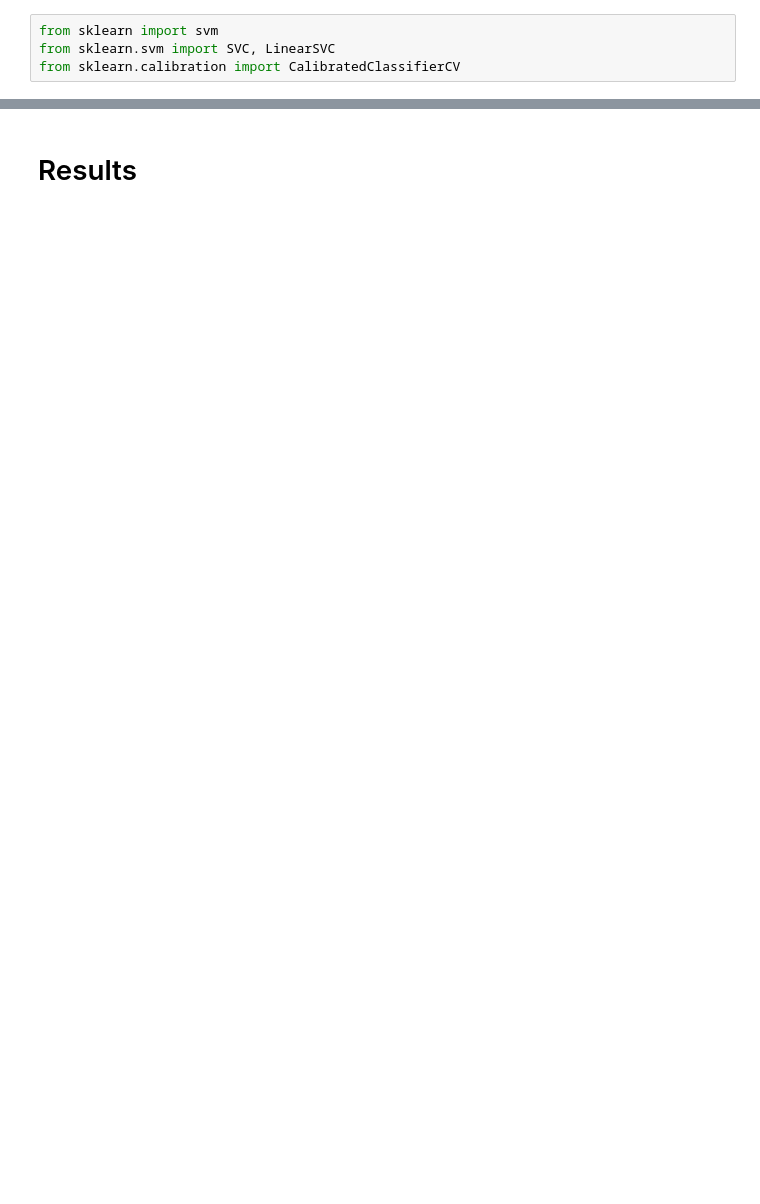
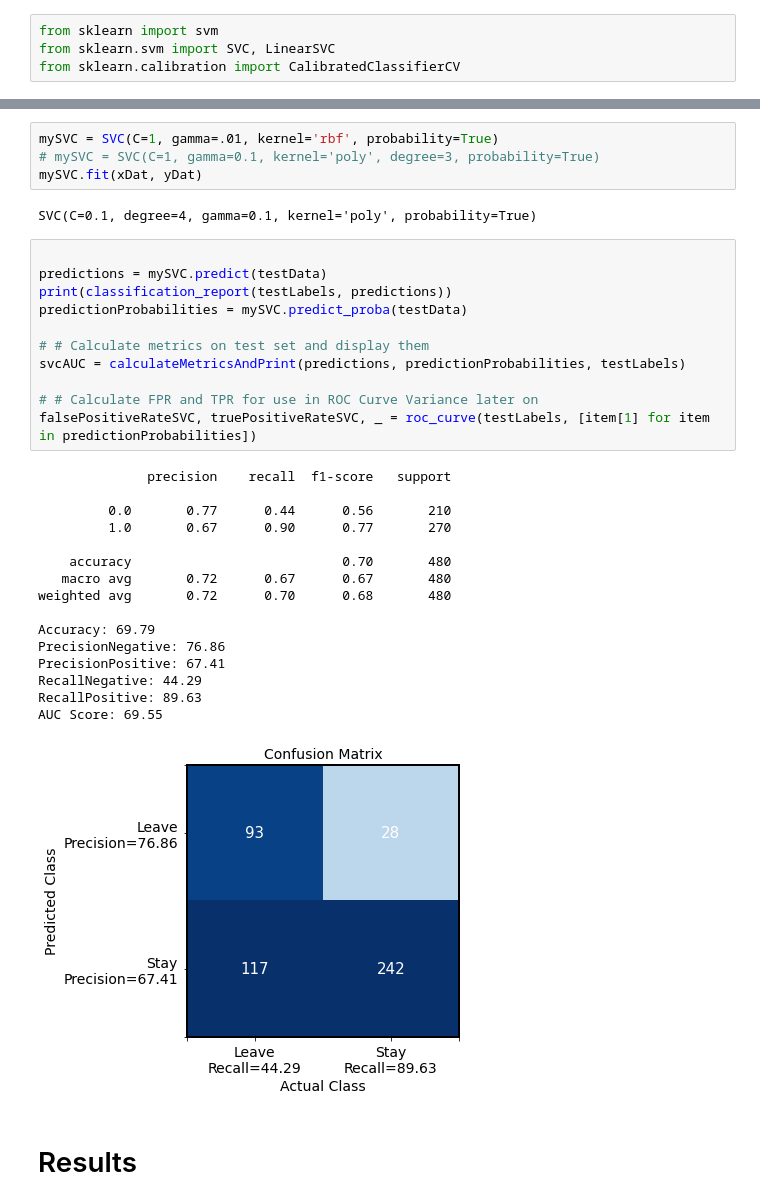
Before and after one commit to greermp/hilton_challenge, a Jupyter notebook: Working.ipynb, the cells around one changed output, grey strips where cells are left out. Drawn from its saved outputs; the diff is of its cells as text; blank space fills up the shorter version.

```diff
--- a/Working.ipynb
+++ b/Working.ipynb
@@ -831,3 +843,37 @@ AUC Score: 88.74
+# %%
+mySVC = SVC(C=1, gamma=.01, kernel='rbf', probability=True)
+# mySVC = SVC(C=1, gamma=0.1, kernel='poly', degree=3, probability=True)
+mySVC.fit(xDat, yDat)
+# %% [output]
+SVC(C=0.1, degree=4, gamma=0.1, kernel='poly', probability=True)
+# %%
+
+predictions = mySVC.predict(testData)
+print(classification_report(testLabels, predictions))
+predictionProbabilities = mySVC.predict_proba(testData)
+
+# # Calculate metrics on test set and display them
+svcAUC = calculateMetricsAndPrint(predictions, predictionProbabilities, testLabels)
+
+# # Calculate FPR and TPR for use in ROC Curve Variance later on
+falsePositiveRateSVC, truePositiveRateSVC, _ = roc_curve(testLabels, [item[1] for item in predictionProbabilities])
+# %% [output]
+              precision    recall  f1-score   support
+
+         0.0       0.77      0.44      0.56       210
+         1.0       0.67      0.90      0.77       270
+
+    accuracy                           0.70       480
+   macro avg       0.72      0.67      0.67       480
+weighted avg       0.72      0.70      0.68       480
+
+Accuracy: 69.79
+PrecisionNegative: 76.86
+PrecisionPositive: 67.41
+RecallNegative: 44.29
+RecallPositive: 89.63
+AUC Score: 69.55
+[figure, added]
 # %% [markdown]
 # Results
 # %%
```
Also changed, not shown: parts of 17 cells of this notebook.
